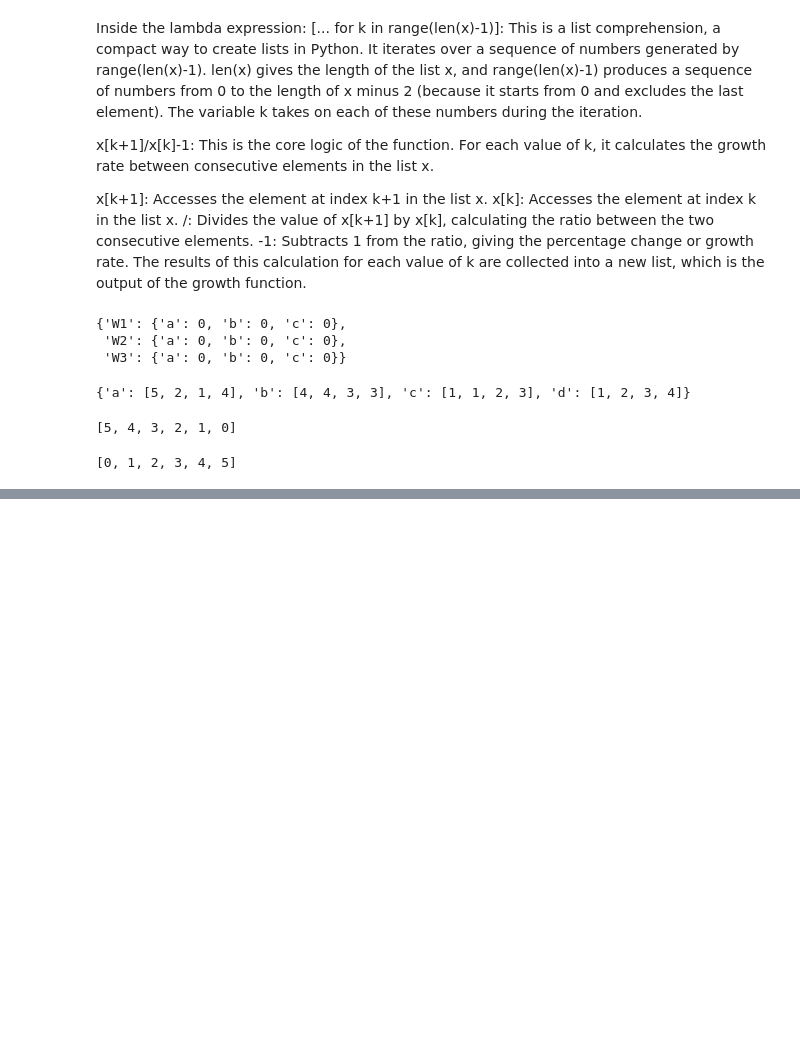
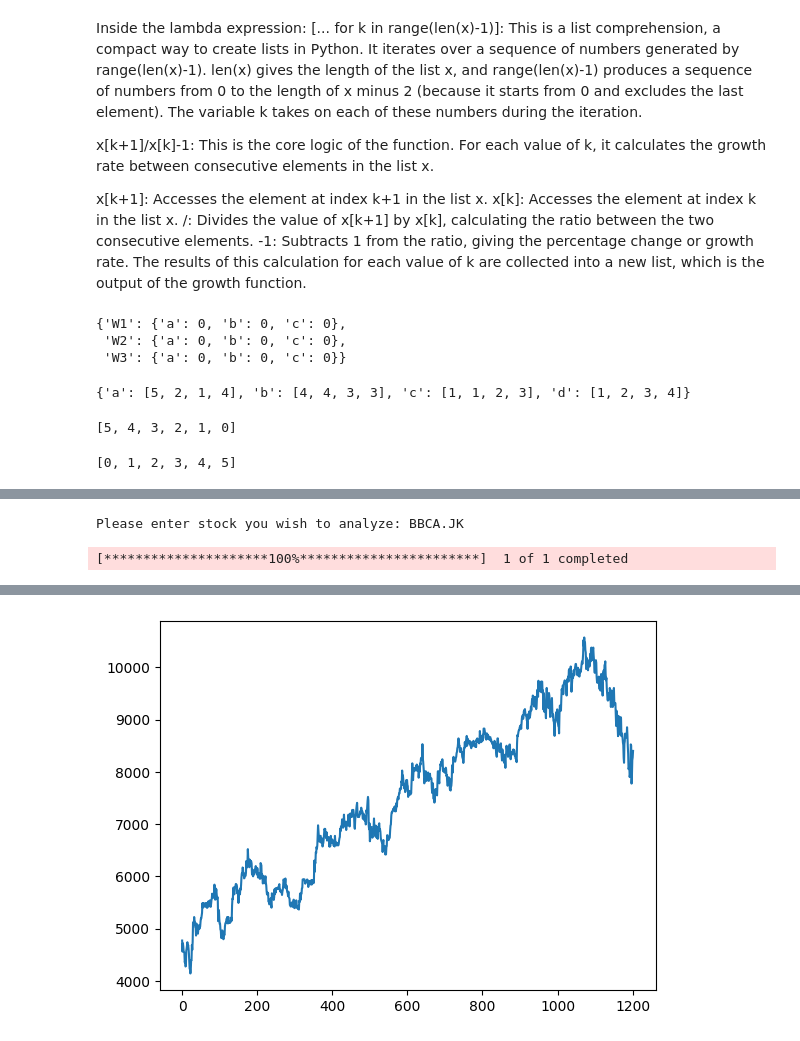
Before and after one commit to tandhiny/Phyton_Class, a Jupyter notebook: Algo_Design.ipynb, the cells around one changed output, grey strips where cells are left out. Saved outputs shown, nothing was run; the diff lists cells and outputs as text; code cells hidden in the pictures; blank space fills up the shorter version.

```diff
--- a/Algo_Design.ipynb
+++ b/Algo_Design.ipynb
@@ -659,0 +796,20 @@ print(v)
+# %%
+# Step 2
+# We run the following until we have no empty cell
+while Timetable.count(0)>0:
+  # We identify those available in the empty cell
+  for z in [f for f, e in enumerate(Timetable)if e==0]:
+  # We run again accross the timetable and...
+    for k,r in enumerate(Timetable):
+      # skip if the cell is empty...
+      if r==0: continue
+      # We identify the doctors that need to be assigned
+      for g in [j for j in P if Timetable.count(j)<htodo]:
+        # if a doctor is available in the empty cell and...
+        # he shares availability with the missing doctor in position k...
+        if P[g][k]==l and p[r][z]==l:
+        # We replace g in position k and r in position z
+            Timetable[k],Timetable[z]=g,r;
+            print(f'| replace{g} with {r} at position {k} remain {timetable.count(0)}')
+            break
+      if Timetable[z]!=0:break
@@ -659,0 +862,51 @@ print(v)
+# %%
+######## Trading algorithm for stock market investments#####made by Giacomo SBRANA#########
+def tradingrule(x,lag,buy,sell,time):
+    gain=[]  ; u=0
+    for t in range(lag,len(x)):
+          if ((x[t]-x[t-lag])/x[t-lag])<buy and t>u and t<(len(x)-time):
+                  b=x[t]
+                  for u in range(t+1,len(x)):
+                         if ((x[u]-b)/b)>sell or (u-t)>time or u==(len(x)-1):
+                                print(f'Buy at time {t} Sell at time {u} for gain of {round((x[u]-b)/b,2)}')
+                                gain.append((x[u]-b)/b)
+                                break
+    return gain
+######### This test my trading rule for the 'CA.PA' stock quoted in the CAC 40 #######
+import yfinance as yf ; import matplotlib.pyplot as plt
+stock=input("Please enter stock you wish to analyze: ")
+x=list(yf.download(stock,'2020-04-15' ,'2025-04-15')['Close'][stock]) ##x=list(yf.download(…)['Close'])
+#############################This function returns the compound rate####################
+def compound(x):
+    r=[1];
+    for k in x:   r=r+[r[-1]*(1+k)]
+    return r
+###################This evaluate the rule across different sets of parameters ############
+results={ 'gain': [], 'strategy':[] , 'positive':[], 'operations':[]}
+for lag in range(1,15,1):
+    for buy in [-i/200 for i in range(15)]:
+       for sell in [i/200 for i in range(15)]:
+           for time in range(5,100,5):
+              tr=tradingrule(x,lag,buy,sell,time)
+              if len(tr)>0 and tr[-1]>0: # skip when no negotiations take place or last compound not positive
+                 results['gain'].append(round(compound(tr)[-1],5)) # gain is the final value of the compound
+                 results['strategy'].append([lag,buy,sell,time]) # strategy establishes lag,buy,sell,time
+                 results['positive'].append(round(len([i for i in tr if i>0])/len(tr),5)) # % of winning negotiations
+                 results['operations'].append(len(tr)) #operations is the number of negotiations operated
+#################We sort the strategies that maximize the gain################
+va=[];po=[]
+while len(va)<50:
+     va.append(max([results['gain'][k] for k,j in enumerate(results['gain']) if j not in va]))
+     po.extend([k for k,g in enumerate(results['gain']) if g==va[-1]])
+Top={g+1:[results['gain'][k],results['strategy'][k],results['positive'][k],results['operations'][k]] for g,k in enumerate(po)}
+###We sort the strategies that maximize the gain but also the percentage of winning negotiations###
+val=[Top[f][2] for f in Top]; ordina=[];V=val[:]
+while len(val)>0:
+    ordina.extend([k for k,m in enumerate(V) if m==max(val)])
+    val=[i for k,i in enumerate(V) if k not in ordina]
+############### Top 2 is all you need to invest in the considered stock! #############
+Top2={(j+1):Top[h+1] for j,h in enumerate(ordina)}; plt.plot(x)
+for r in range(15):print(Top2[r+1]) ########### P.S. This is Giacomo, not ChatGPT : ) Enjoy! ######
+# %% [output]
+Please enter stock you wish to analyze: BBCA.JK
+[*********************100%***********************]  1 of 1 completed
@@ -659,0 +930 @@ print(v)
+[figure, added]
```
Also changed, not shown: parts of 17 cells of this notebook.
